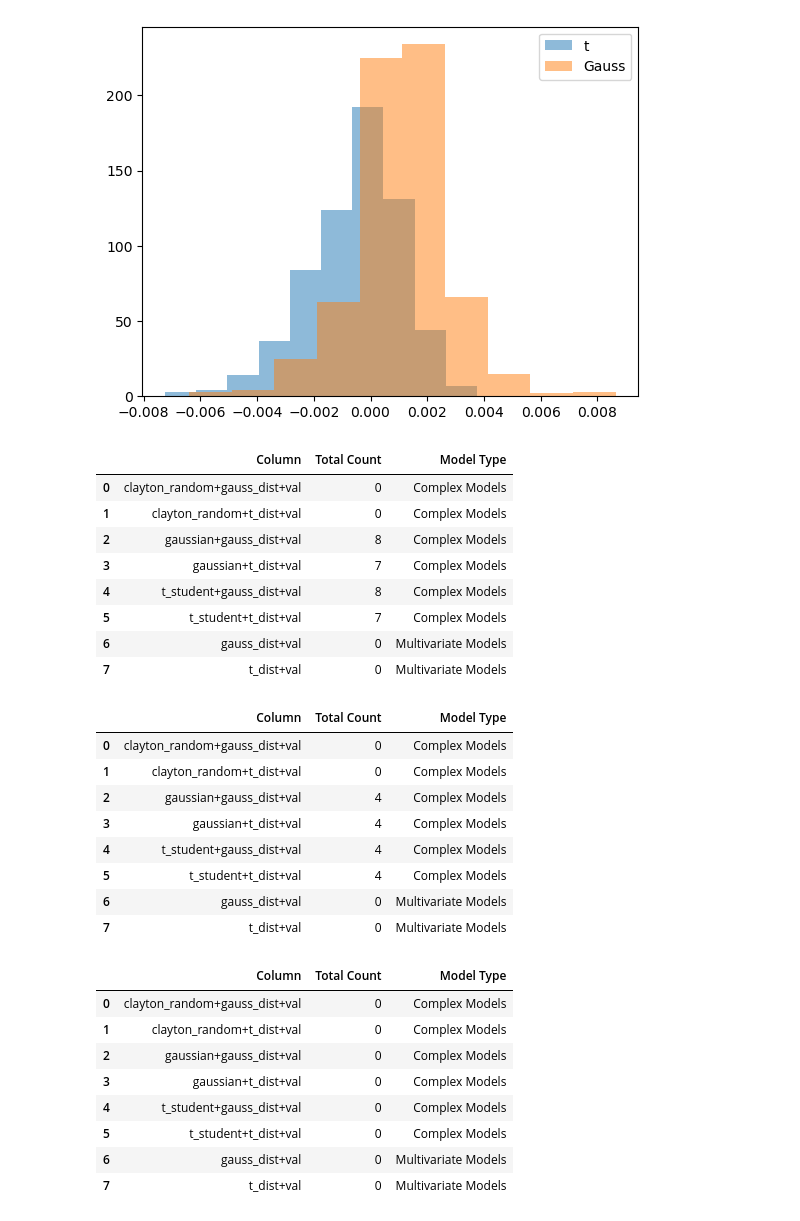
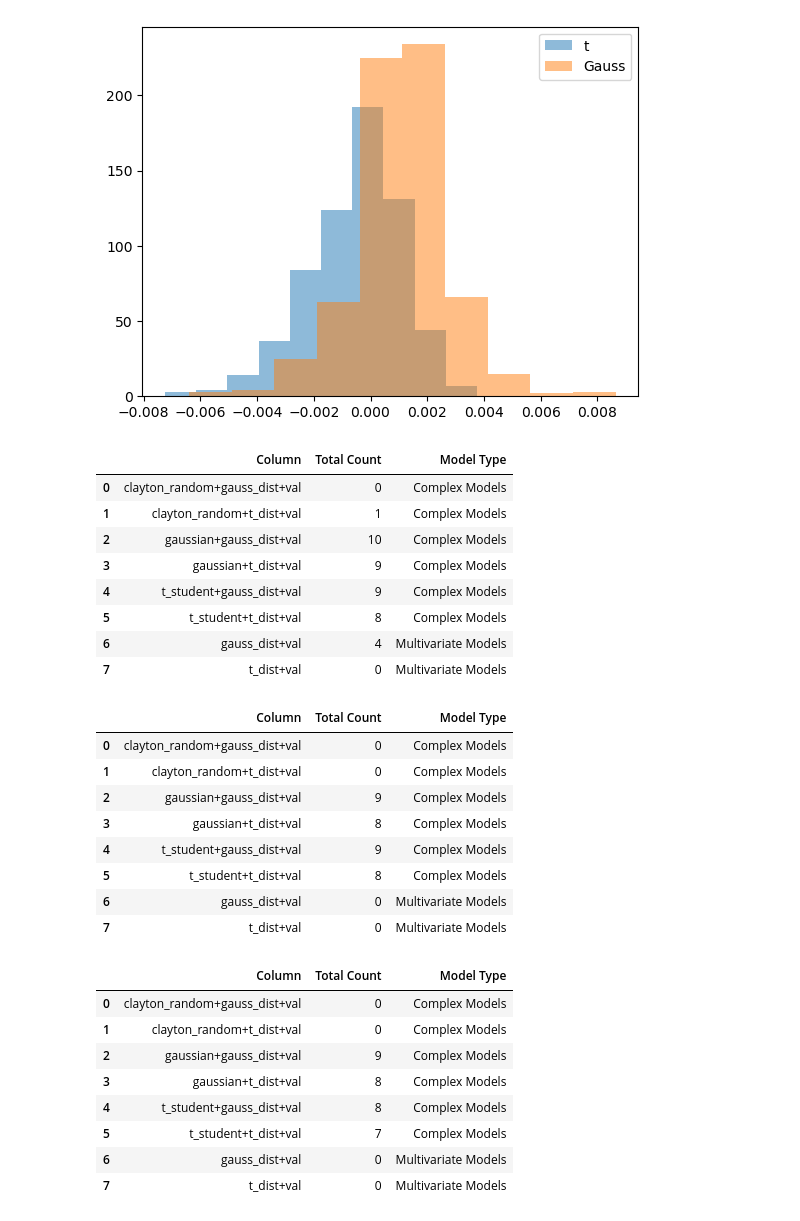
Before and after one commit to mkowalewski1282/portfolio_analysis, a Jupyter notebook: models_comparison.ipynb, the cells around one changed output. Cells and saved outputs as stored; diff of their text form; code cells hidden in the pictures.

Commit message:
multiple tests run

```diff
--- a/models_comparison.ipynb
+++ b/models_comparison.ipynb
@@ -97,8 +97,8 @@ def get_bounds_from_gaussian_dist(taus, multivariate_scores):
     taus_dict = {}
     for tau in taus:
         gauss_scores = multivariate_scores[tau]["gauss_dist+val"]
-        lower_bound = gauss_scores.quantile(0.05)
-        upper_bound = gauss_scores.quantile(0.95)
+        lower_bound = gauss_scores.quantile(0.025)
+        upper_bound = gauss_scores.quantile(0.975)
         taus_dict[tau] = (lower_bound, upper_bound)
     return taus_dict
 # %%
@@ -119,8 +119,8 @@ for tau in taus:
     # multivariate_tau_score = multivariate_scores[tau]
     # multivariate_results = get_test_results(multivariate_tau_score, a, b, p_value_threshold)
     lower_bound, upper_bound = bounds_dict[tau]
-
-    results = get_interval_test_result(tau_score, "two-sided", (lower_bound, upper_bound))
+    coeff = 1.0
+    results = get_interval_test_result(tau_score, "two-sided", (-upper_bound * coeff, upper_bound * coeff))
 
     print(f"Tau: {tau}\n")
     print(f"Lower bound: {lower_bound}, Upper bound: {upper_bound}\n")
@@ -202,29 +202,29 @@ def summarize_results_with_totals(df, model_type):
     total_counts["Model Type"] = model_type
     return total_counts
 # %%
-a, b = -0.003, 0.003
-# p_value_threshold = 0.05
+coeff = 1.0
+a, b = -0.004 * coeff, 0.004 * coeff
 
 complex_model_df, multivariate_model_df = get_models_df(taus, "two-sided", (a, b))
 complex_model_summary = summarize_results_with_totals(complex_model_df, "Complex Models")
 multivariate_model_summary = summarize_results_with_totals(multivariate_model_df, "Multivariate Models")
 
 
 final_summary = pd.concat([complex_model_summary, multivariate_model_summary], ignore_index=True)
 final_summary
 # %% [output]
 |  | Column | Total Count | Model Type |
 | 0 | clayton_random+gauss_dist+val | 0 | Complex Models |
-| 1 | clayton_random+t_dist+val | 0 | Complex Models |
-| 2 | gaussian+gauss_dist+val | 8 | Complex Models |
-| 3 | gaussian+t_dist+val | 7 | Complex Models |
-| 4 | t_student+gauss_dist+val | 8 | Complex Models |
-| 5 | t_student+t_dist+val | 7 | Complex Models |
-| 6 | gauss_dist+val | 0 | Multivariate Models |
+| 1 | clayton_random+t_dist+val | 1 | Complex Models |
+| 2 | gaussian+gauss_dist+val | 10 | Complex Models |
+| 3 | gaussian+t_dist+val | 9 | Complex Models |
+| 4 | t_student+gauss_dist+val | 9 | Complex Models |
+| 5 | t_student+t_dist+val | 8 | Complex Models |
+| 6 | gauss_dist+val | 4 | Multivariate Models |
 | 7 | t_dist+val | 0 | Multivariate Models |
 # %%
-a, b = -0.001, 0.003
-# p_value_threshold = 0.05
+coeff = 0.9
+a, b = -0.004 * coeff, 0.004 * coeff
 
 complex_model_df, multivariate_model_df = get_models_df(taus, "two-sided", (a, b))
 complex_model_summary = summarize_results_with_totals(complex_model_df, "Complex Models")
@@ -237,15 +237,15 @@ final_summary
 |  | Column | Total Count | Model Type |
 | 0 | clayton_random+gauss_dist+val | 0 | Complex Models |
 | 1 | clayton_random+t_dist+val | 0 | Complex Models |
-| 2 | gaussian+gauss_dist+val | 4 | Complex Models |
-| 3 | gaussian+t_dist+val | 4 | Complex Models |
-| 4 | t_student+gauss_dist+val | 4 | Complex Models |
-| 5 | t_student+t_dist+val | 4 | Complex Models |
+| 2 | gaussian+gauss_dist+val | 9 | Complex Models |
+| 3 | gaussian+t_dist+val | 8 | Complex Models |
+| 4 | t_student+gauss_dist+val | 9 | Complex Models |
+| 5 | t_student+t_dist+val | 8 | Complex Models |
 | 6 | gauss_dist+val | 0 | Multivariate Models |
 | 7 | t_dist+val | 0 | Multivariate Models |
 # %%
-a, b = -0.004, 0.001
-# p_value_threshold = 0.05
+coeff = 0.8
+a, b = -0.004 * coeff, 0.004 * coeff
 
 complex_model_df, multivariate_model_df = get_models_df(taus, "two-sided", (a, b))
 complex_model_summary = summarize_results_with_totals(complex_model_df, "Complex Models")
@@ -258,9 +258,9 @@ final_summary
 |  | Column | Total Count | Model Type |
 | 0 | clayton_random+gauss_dist+val | 0 | Complex Models |
 | 1 | clayton_random+t_dist+val | 0 | Complex Models |
-| 2 | gaussian+gauss_dist+val | 0 | Complex Models |
-| 3 | gaussian+t_dist+val | 0 | Complex Models |
-| 4 | t_student+gauss_dist+val | 0 | Complex Models |
-| 5 | t_student+t_dist+val | 0 | Complex Models |
+| 2 | gaussian+gauss_dist+val | 9 | Complex Models |
+| 3 | gaussian+t_dist+val | 8 | Complex Models |
+| 4 | t_student+gauss_dist+val | 8 | Complex Models |
+| 5 | t_student+t_dist+val | 7 | Complex Models |
 | 6 | gauss_dist+val | 0 | Multivariate Models |
 | 7 | t_dist+val | 0 | Multivariate Models |
```
Also changed, not shown: parts of 8 cells of this notebook.
